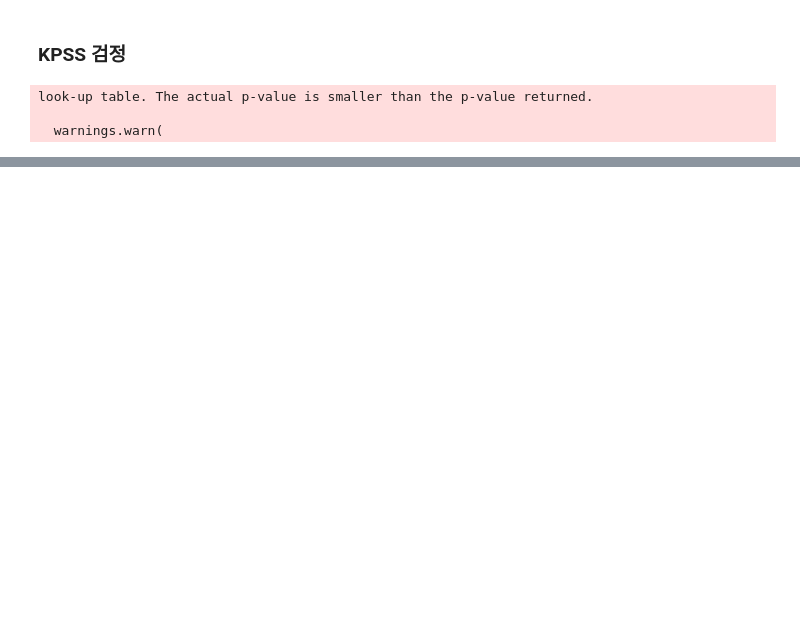
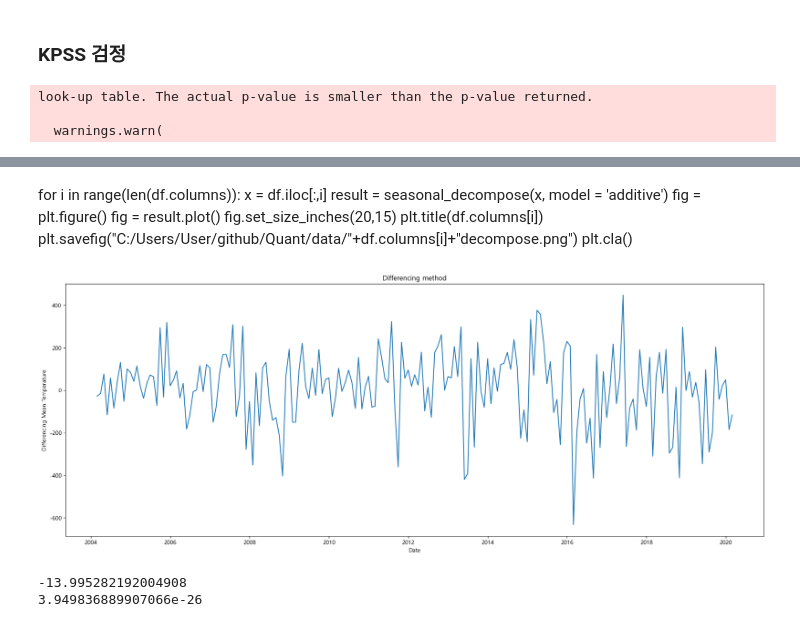
Before and after one commit to Jjineeq/Quant, a Jupyter notebook: EDA.ipynb, the cells around one changed output, grey strips where cells are left out. Saved outputs shown, nothing was run; the diff lists cells and outputs as text; code cells hidden in the pictures; blank space fills up the shorter version.

```diff
--- a/EDA.ipynb
+++ b/EDA.ipynb
@@ -332,0 +263,27 @@ test3
+# %% [markdown]
+for i in range(len(df.columns)):
+    x = df.iloc[:,i]
+    result = seasonal_decompose(x, model = 'additive')
+    fig = plt.figure()
+    fig = result.plot()
+    fig.set_size_inches(20,15)
+    plt.title(df.columns[i])
+    plt.savefig("C:/Users/User/github/Quant/data/"+df.columns[i]+"decompose.png")
+    plt.cla()
+# %%
+ts_diff = df.iloc[:,1] - df.iloc[:,1].shift()
+plt.figure(figsize=(22,8))
+plt.plot(ts_diff)
+plt.title("Differencing method")
+plt.xlabel("Date")
+plt.ylabel("Differencing Mean Temperature")
+plt.show()
+# %% [output]
+[figure, added]
+# %%
+result = adfuller(ts_diff[1:])
+print(result[0])
+print(result[1])
+# %% [output]
+-13.995282192004908
+3.949836889907066e-26
```
Also changed, not shown: parts of 15 cells of this notebook, 45 other files.
